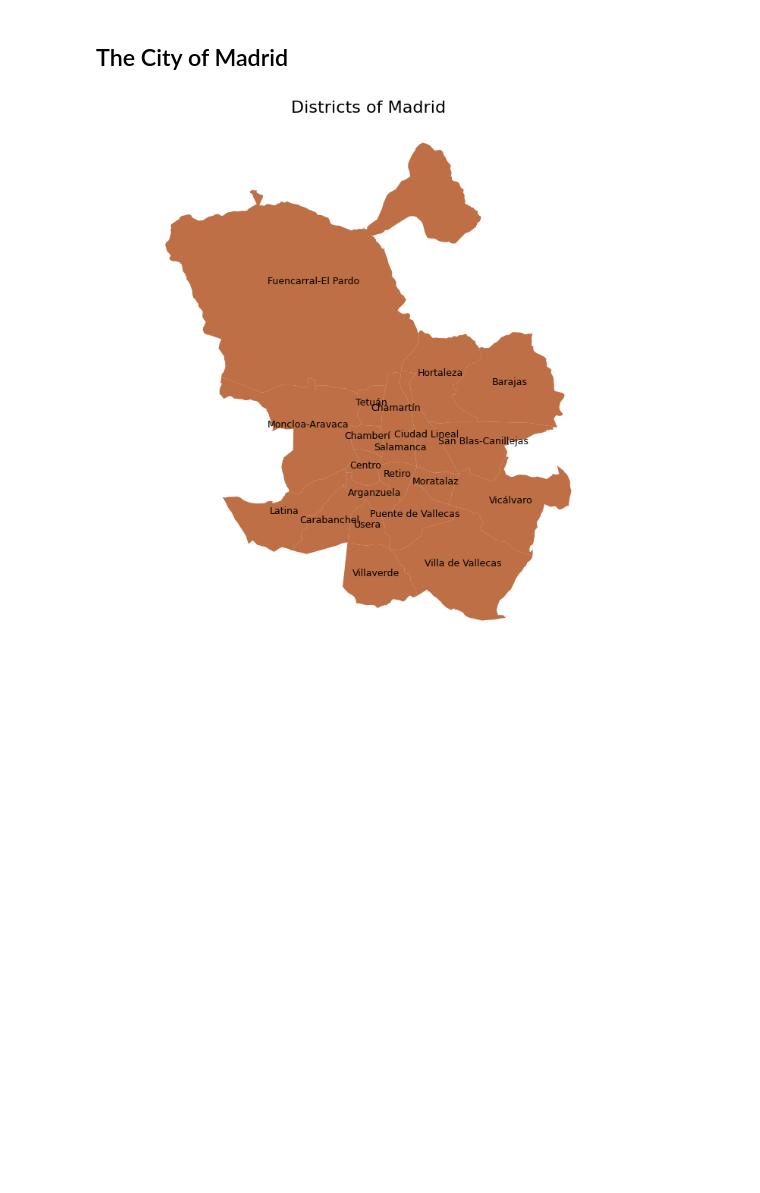
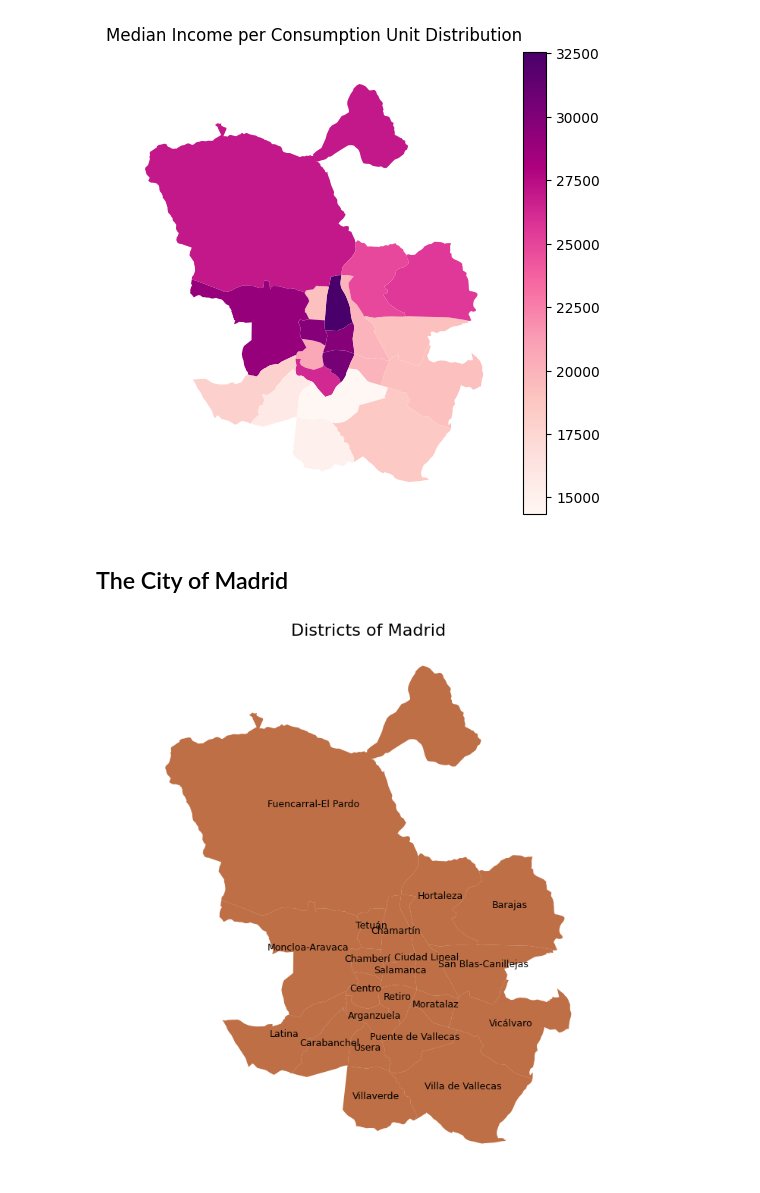
Before and after one commit to carobs9/thesis_project, a Jupyter notebook: data_overview/descriptives.ipynb, the cells around one changed output. Saved outputs shown, nothing was run; the diff lists cells and outputs as text; code cells hidden in the pictures; blank space fills up the shorter version.

```diff
--- a/data_overview/descriptives.ipynb
+++ b/data_overview/descriptives.ipynb
@@ -10,3 +10,6 @@ distritos = pd.read_csv(cfg.ZONIFICACION_DATA / 'distritos/PROCESSED_nombres_dis
 all_viajes = pd.read_csv(cfg.VIAJES_DATA / 'all_viajes_month_0322.csv')
 filtered_viajes = all_viajes.loc[(all_viajes['actividad_origen'] == 'casa')]
 population = pd.read_csv('raw/poblacion_distritos_enero_21.csv', sep=';') # SOURCE: https://www.madrid.es/portales/munimadrid/es/Inicio/El-Ayuntamiento/Estadistica/?vgnextfmt=default&vgnextchannel=8156e39873674210VgnVCM1000000b205a0aRCRD
+# %%
+
+income = gpd.read_file('/Users/caro/Desktop/thesis_project/segregation_indices/data/processed/geometries_and_income.geojson')
@@ -13,3 +36,20 @@ population = pd.read_csv('raw/poblacion_distritos_enero_21.csv', sep=';') # SOUR
+# %%
+fig, ax = plt.subplots(1, figsize=(6, 6))
+income.plot(
+        column='Median income per consumption unit',  # Column containing the LISA values
+        cmap='RdPu',        # Use the RdPu colormap
+        legend=True,            # Show legend
+        ax=ax                   # Axis to plot on
+    )
+
+    # Set the title with global statistics
+ax.set_title('Median Income per Consumption Unit Distribution'
+    )
+
+    # Remove axis labels
+ax.set_axis_off()
+# %% [output]
+[figure, added]
 # %% [markdown]
 ## The City of Madrid
 # %%
```
Also changed, not shown: parts of 1 cell of this notebook, 16 other files.
